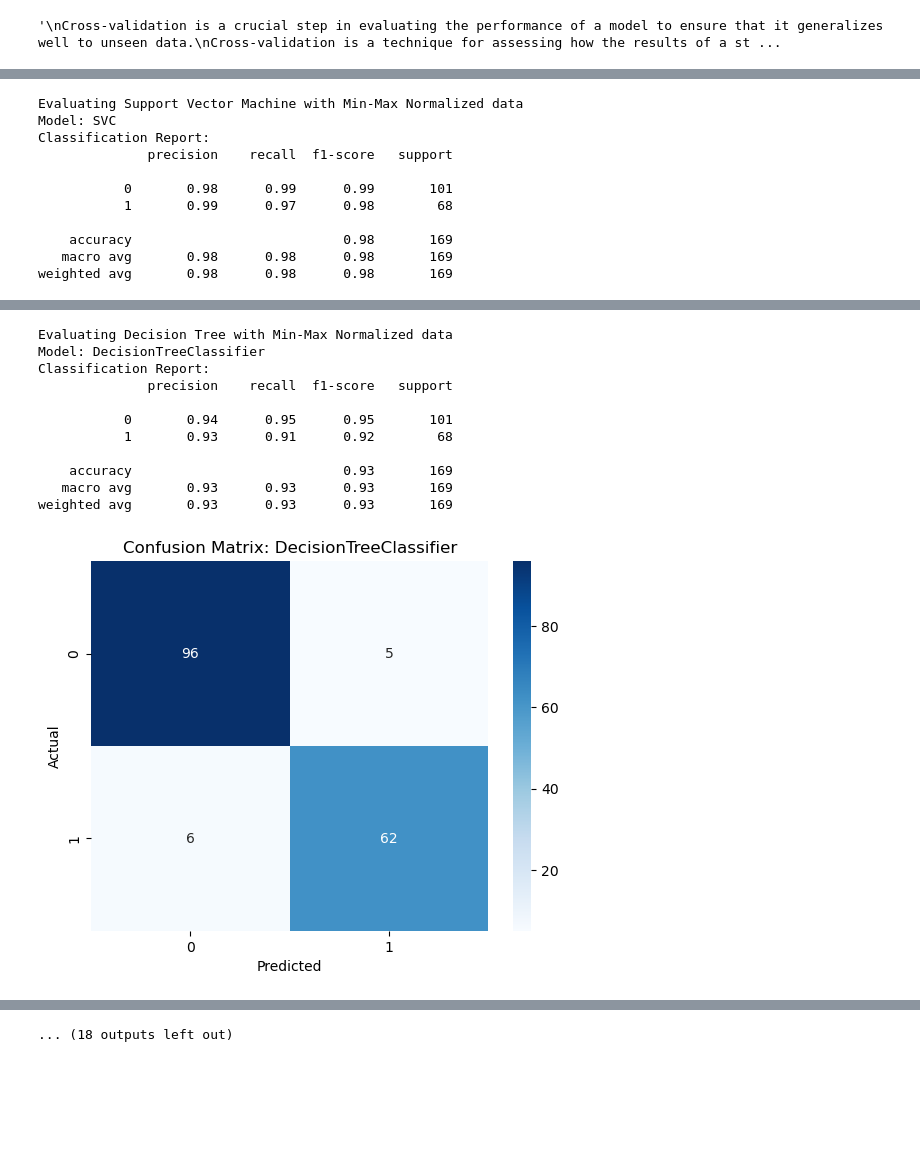
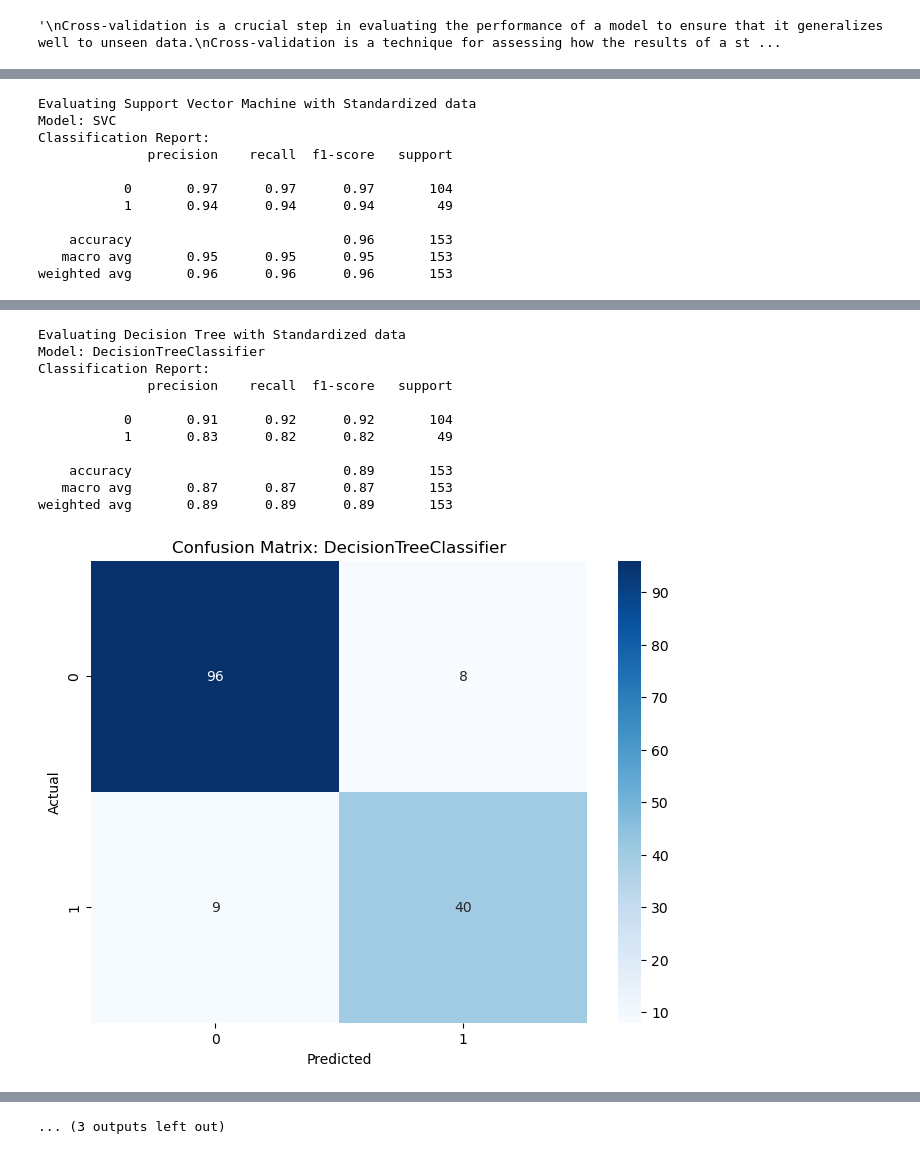
Before and after one commit to Liven-Allan/Group3_BreastCancer_Project, a Jupyter notebook: BreastCancer.ipynb, the cells around one changed output, grey strips where cells are left out. Saved outputs shown, nothing was run; the diff lists cells and outputs as text; code cells hidden in the pictures; blank space fills up the shorter version.

```diff
--- a/BreastCancer.ipynb
+++ b/BreastCancer.ipynb
@@ -209,0 +231,3 @@ dtype: int64
+# %%
+# impute missing values with median
+df['Concavity mean'] = df['Concavity mean'].fillna(df['Concavity mean'].median())
@@ -892,7 +928,7 @@ the target variable.
 model = LogisticRegression(max_iter=10000)
 
 # Initialize RFE
-rfe = RFE(model, n_features_to_select=10)
+rfe = RFE(model, n_features_to_select=15)
 rfe.fit(X, y)
 
 # Print selected features
@@ -948,0 +1032,9 @@ print(lasso_selected_features)
+# %%
+df_cleaned = remove_outliers_iqr(df_log_transformed, selected_features)
+
+# Plot boxplots for selected features
+plt.figure(figsize=(20, 15))
+df_cleaned[selected_features].boxplot()
+plt.xticks(rotation=90)
+plt.title('Boxplot of Selected and Cleaned Features')
+plt.show()
@@ -1004,11 +1182,6 @@ Original Data:
 X_train, X_test, y_train, y_test = train_test_split(X, y, test_size=0.3, random_state=42)
 
 # Feature scaling
-# Min-Max Scaling
-min_max_scaler = MinMaxScaler()
-X_train_normalized = min_max_scaler.fit_transform(X_train)
-X_test_normalized = min_max_scaler.transform(X_test)
-
 # Standardization
 standard_scaler = StandardScaler()
 X_train_standardized = standard_scaler.fit_transform(X_train)
@@ -1034,14 +1207,6 @@ def evaluate_model(model, X_train, X_test, y_train, y_test):
     confusion = confusion_matrix(y_test, y_pred)
     return accuracy, report, confusion
 
-# Evaluate each model using Min-Max Normalized data
-print("Evaluating models on Min-Max Normalized data:")
-for name, model in models.items():
-    accuracy, report, confusion = evaluate_model(model, X_train_normalized, X_test_normalized, y_train, y_test)
-    results['Model'].append(f'{name} (Min-Max Normalized)')
-    results['Accuracy'].append(accuracy)
-    results['Classification Report'].append(report)
-    results['Confusion Matrix'].append(confusion)
 
 # Evaluate each model using Standardized data
 print("\nEvaluating models on Standardized data:")
@@ -1153,26 +1320,31 @@ Calculate AUC using roc_auc_score from sklearn.metrics.
 # %%
 # function to evaluate a model
 def evaluate_model(model, X_train, X_test, y_train, y_test):
+    # Train the model
     model.fit(X_train, y_train)
+
+    # Predict class labels and probabilities
     y_pred = model.predict(X_test)
-    y_prob = model.predict_proba(X_test)[:, 1]  # For ROC curve
+    y_prob = model.predict_proba(X_test)[:, 1]  # Probabilities for the positive class
 
     # Accuracy, Precision, Recall, F1-score
     print(f"Model: {model.__class__.__name__}")
     print("Classification Report:")
     print(classification_report(y_test, y_pred))
 
-    # Confusion Matrix
+    # plot Confusion Matrix
     cm = confusion_matrix(y_test, y_pred)
+    plt.figure(figsize=(8, 6))
     sns.heatmap(cm, annot=True, fmt='d', cmap='Blues')
     plt.title(f"Confusion Matrix: {model.__class__.__name__}")
     plt.xlabel("Predicted")
     plt.ylabel("Actual")
     plt.show()
 
-    # ROC Curve and AUC
+    # Plot ROC curve and calculate AUC
     fpr, tpr, _ = roc_curve(y_test, y_prob)
     auc = roc_auc_score(y_test, y_prob)
+    plt.figure(figsize=(8, 6))
     plt.plot(fpr, tpr, label=f"{model.__class__.__name__} (AUC = {auc:.2f})")
     plt.xlabel("False Positive Rate")
     plt.ylabel("True Positive Rate")
@@ -1182,11 +1354,6 @@ def evaluate_model(model, X_train, X_test, y_train, y_test):
 
     return classification_report(y_test, y_pred, output_dict=True), cm, auc
 
-# Evaluate each model with Min-Max Normalized data
-for model_name, model in models.items():
-    print(f"Evaluating {model_name} with Min-Max Normalized data")
-    cr, cm, auc = evaluate_model(model, X_train_normalized, X_test_normalized, y_train, y_test)
-
 # Evaluate each model with Standardized data
 for model_name, model in models.items():
     print(f"Evaluating {model_name} with Standardized data")
@@ -1221,11 +1388,11 @@ weighted avg       0.98      0.98      0.98       169
-Evaluating Support Vector Machine with Min-Max Normalized data
+Evaluating Support Vector Machine with Standardized data
 Model: SVC
 Classification Report:
               precision    recall  f1-score   support
 
-           0       0.98      0.99      0.99       101
-           1       0.99      0.97      0.98        68
+           0       0.97      0.97      0.97       104
+           1       0.94      0.94      0.94        49
 
-    accuracy                           0.98       169
-   macro avg       0.98      0.98      0.98       169
-weighted avg       0.98      0.98      0.98       169
+    accuracy                           0.96       153
+   macro avg       0.95      0.95      0.95       153
+weighted avg       0.96      0.96      0.96       153
@@ -1234,12 +1401,12 @@ weighted avg       0.98      0.98      0.98       169
-Evaluating Decision Tree with Min-Max Normalized data
+Evaluating Decision Tree with Standardized data
 Model: DecisionTreeClassifier
 Classification Report:
               precision    recall  f1-score   support
 
-           0       0.94      0.95      0.95       101
-           1       0.93      0.91      0.92        68
+           0       0.91      0.92      0.92       104
+           1       0.83      0.82      0.82        49
 
-    accuracy                           0.93       169
-   macro avg       0.93      0.93      0.93       169
-weighted avg       0.93      0.93      0.93       169
+    accuracy                           0.89       153
+   macro avg       0.87      0.87      0.87       153
+weighted avg       0.89      0.89      0.89       153
-[figure, old version]
+[figure, new version]
@@ -1247 +1414 @@ weighted avg       0.93      0.93      0.93       169
-... (18 outputs left out)
+... (3 outputs left out)
```
Also changed, not shown: parts of 35 cells of this notebook, 2 other files.
